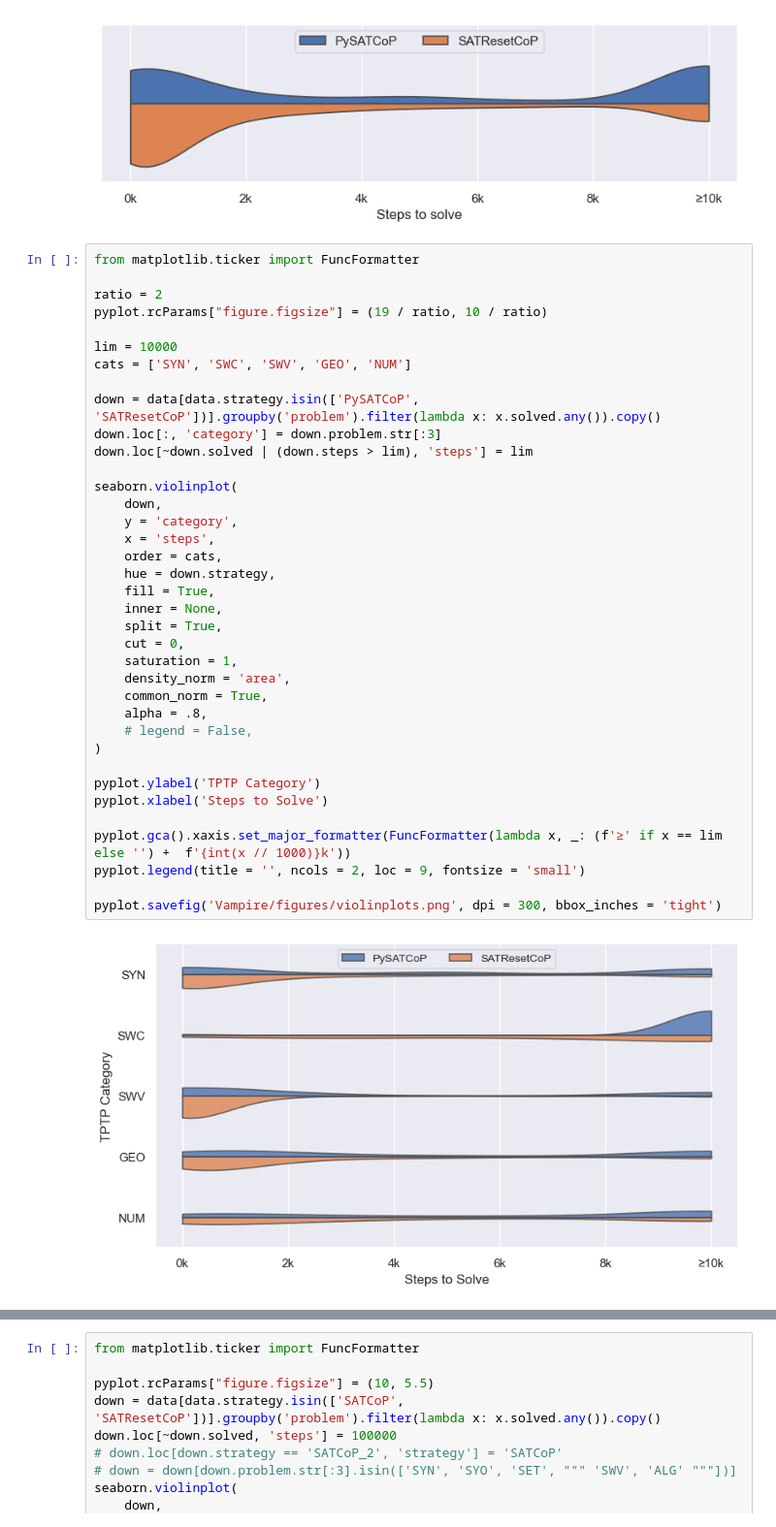
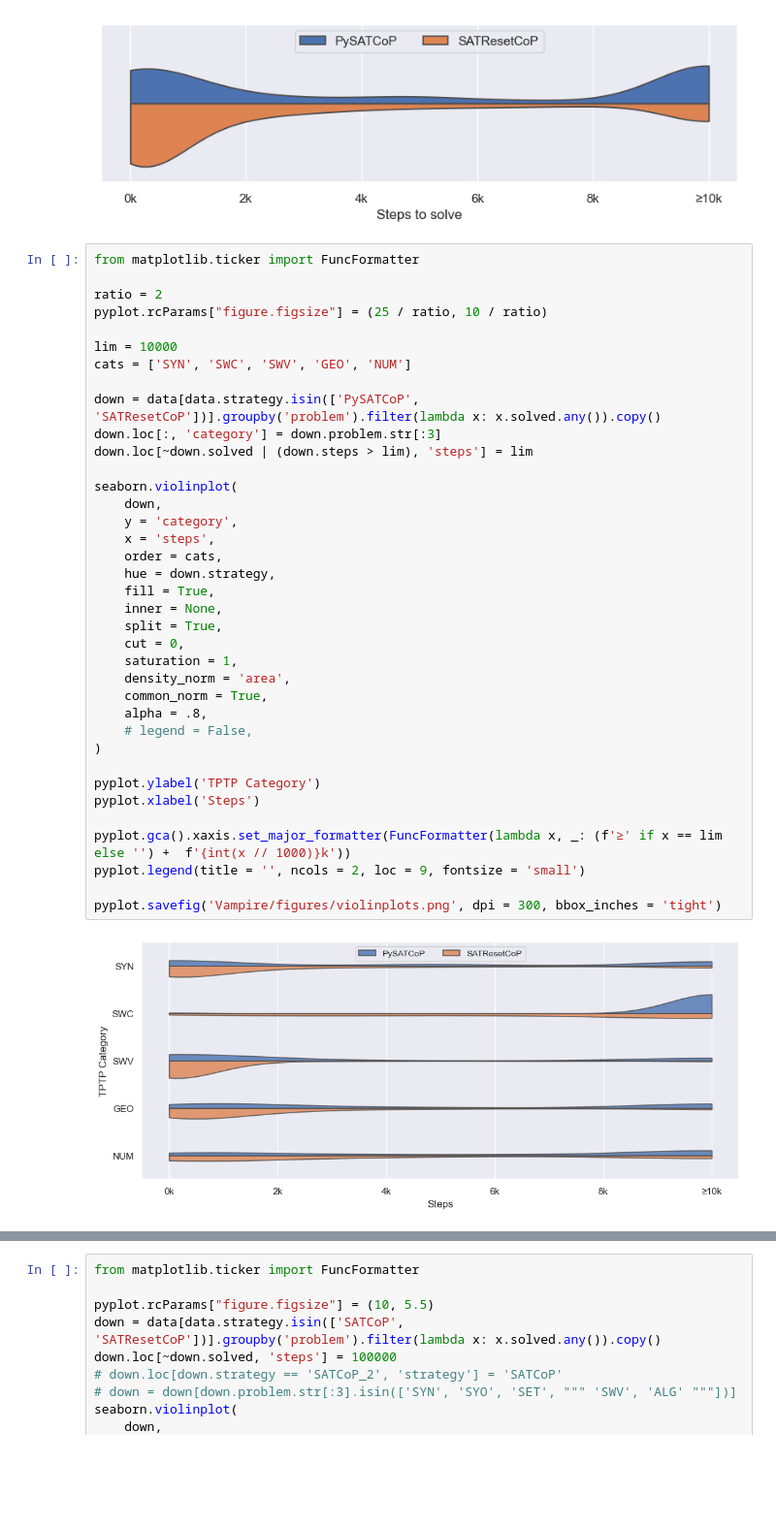
Before and after one commit to mfixman/connections, a Jupyter notebook: jupyter/Vampire.ipynb, the cells around one changed output, grey strips where cells are left out. Shown at 97% size. Drawn from its saved outputs; the diff is of its cells as text; blank space fills up the shorter version.

```diff
--- a/jupyter/Vampire.ipynb
+++ b/jupyter/Vampire.ipynb
@@ -526,41 +486,41 @@ pyplot.savefig('Vampire/figures/violinplot_all_problems.png', dpi = 300, bbox_in
 from matplotlib.ticker import FuncFormatter
 
 ratio = 2
-pyplot.rcParams["figure.figsize"] = (19 / ratio, 10 / ratio)
+pyplot.rcParams["figure.figsize"] = (25 / ratio, 10 / ratio)
 
 lim = 10000
 cats = ['SYN', 'SWC', 'SWV', 'GEO', 'NUM']
 
 down = data[data.strategy.isin(['PySATCoP', 'SATResetCoP'])].groupby('problem').filter(lambda x: x.solved.any()).copy()
 down.loc[:, 'category'] = down.problem.str[:3]
 down.loc[~down.solved | (down.steps > lim), 'steps'] = lim
 
 seaborn.violinplot(
     down,
     y = 'category',
     x = 'steps',
     order = cats,
     hue = down.strategy,
     fill = True,
     inner = None,
     split = True,
     cut = 0,
     saturation = 1,
     density_norm = 'area',
     common_norm = True,
     alpha = .8,
     # legend = False,
 )
 
 pyplot.ylabel('TPTP Category')
-pyplot.xlabel('Steps to Solve')
+pyplot.xlabel('Steps')
 
 pyplot.gca().xaxis.set_major_formatter(FuncFormatter(lambda x, _: (f'≥' if x == lim else '') +  f'{int(x // 1000)}k'))
 pyplot.legend(title = '', ncols = 2, loc = 9, fontsize = 'small')
 
 pyplot.savefig('Vampire/figures/violinplots.png', dpi = 300, bbox_inches = 'tight')
 # %% [output]
-[figure, old version]
+[figure, new version]
 # %%
 from matplotlib.ticker import FuncFormatter
 
```
Also changed, not shown: parts of 6 cells of this notebook, 3 other files.
